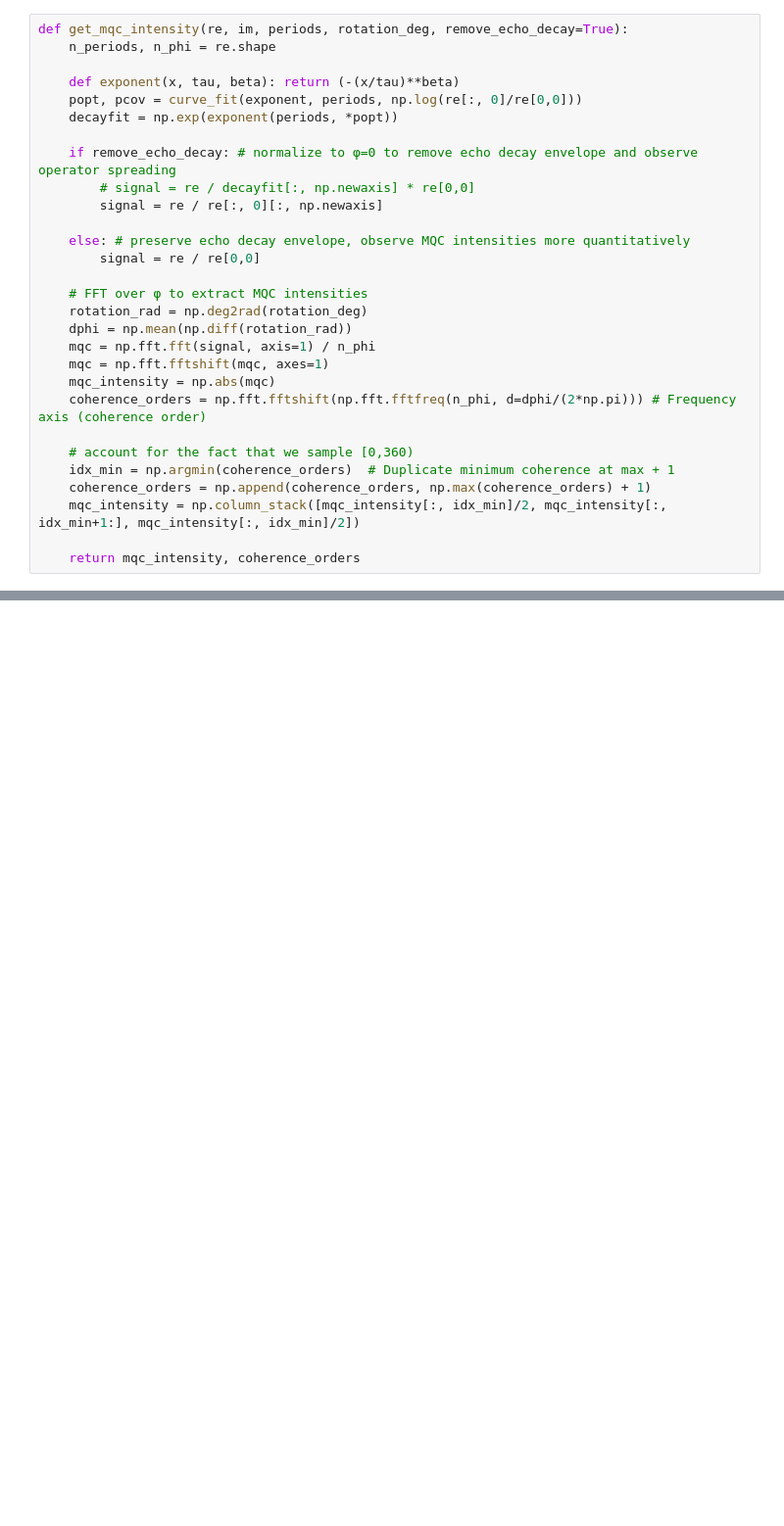
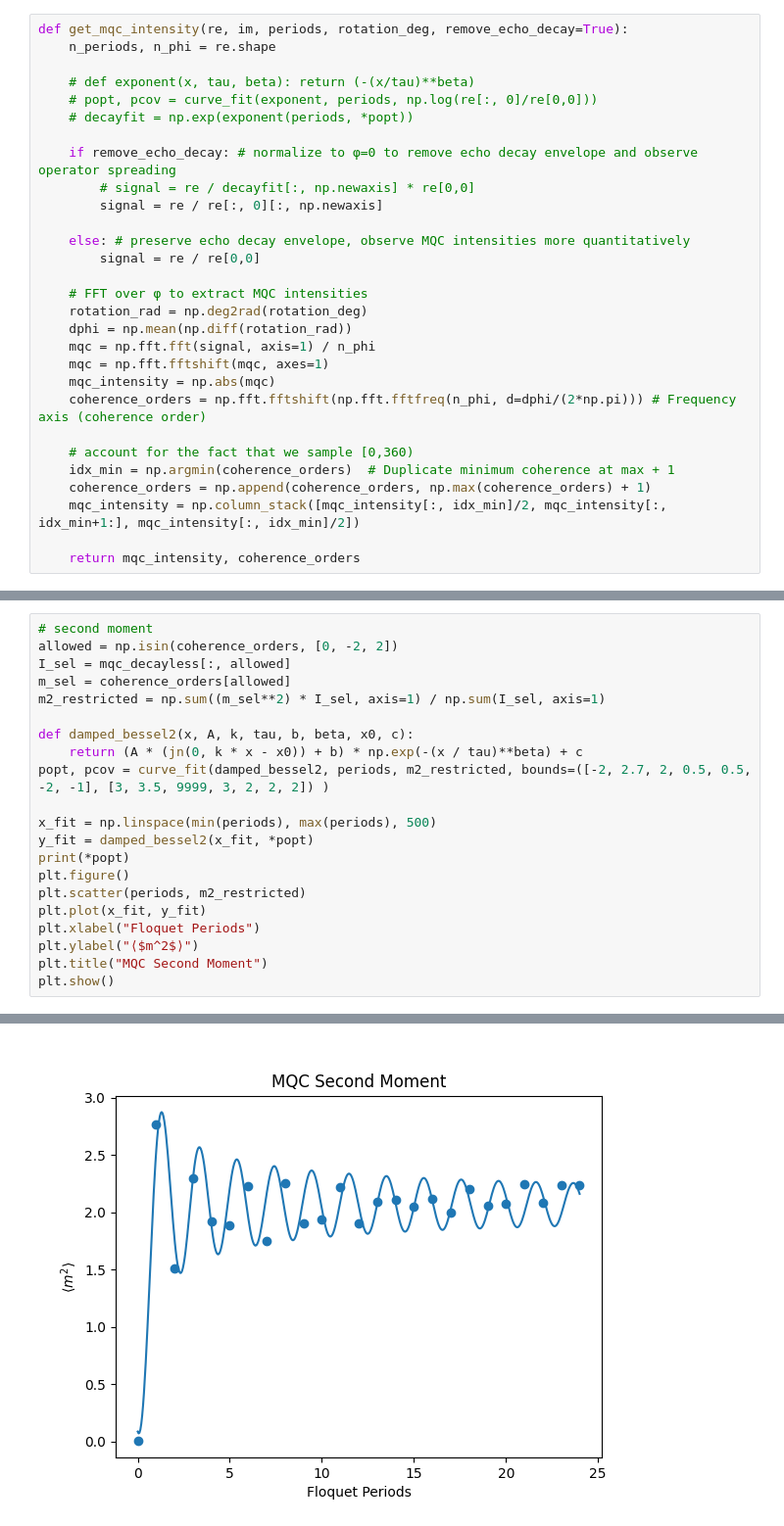
Before and after one commit to MasonBates/qeg-nmr-expt, a Jupyter notebook: mqc.ipynb, the cells around one changed output, grey strips where cells are left out. Shown at 98% size. Drawn from its saved outputs; the diff is of its cells as text; blank space fills up the shorter version.

```diff
--- a/mqc.ipynb
+++ b/mqc.ipynb
@@ -116,9 +115,9 @@ def mqc_expt(M=2, rho0="Z", kick_axis="Z", overrot=-2.75):
 def get_mqc_intensity(re, im, periods, rotation_deg, remove_echo_decay=True):
     n_periods, n_phi = re.shape
 
-    def exponent(x, tau, beta): return (-(x/tau)**beta)
-    popt, pcov = curve_fit(exponent, periods, np.log(re[:, 0]/re[0,0]))
-    decayfit = np.exp(exponent(periods, *popt))
+    # def exponent(x, tau, beta): return (-(x/tau)**beta)
+    # popt, pcov = curve_fit(exponent, periods, np.log(re[:, 0]/re[0,0]))
+    # decayfit = np.exp(exponent(periods, *popt))
 
     if remove_echo_decay: # normalize to φ=0 to remove echo decay envelope and observe operator spreading
         # signal = re / decayfit[:, np.newaxis] * re[0,0]
@@ -238,3 +253,25 @@ plt.show()
 -1.577209253448028 1.2804903254602151 1.98067460756432 0.6369884654102113 0.5127584697081227 -1.2730396989294608 -0.0024333796625347483
 6.3479786072258815 0.8120444731849005
 [figure]
+# %%
+# second moment
+allowed = np.isin(coherence_orders, [0, -2, 2])
+I_sel = mqc_decayless[:, allowed]
+m_sel = coherence_orders[allowed]
+m2_restricted = np.sum((m_sel**2) * I_sel, axis=1) / np.sum(I_sel, axis=1)
+
+def damped_bessel2(x, A, k, tau, b, beta, x0, c):
+    return (A * (jn(0, k * x - x0)) + b) * np.exp(-(x / tau)**beta) + c
+popt, pcov = curve_fit(damped_bessel2, periods, m2_restricted, bounds=([-2, 2.7, 2, 0.5, 0.5, -2, -1], [3, 3.5, 9999, 3, 2, 2, 2]) )
+
+x_fit = np.linspace(min(periods), max(periods), 500)
+y_fit = damped_bessel2(x_fit, *popt)
+print(*popt)
+plt.figure()
+plt.scatter(periods, m2_restricted)
+plt.plot(x_fit, y_fit)
+plt.xlabel("Floquet Periods")
+plt.ylabel("⟨$m^2$⟩")
+plt.title("MQC Second Moment")
+plt.show()
+# %% [output]
@@ -240,0 +279 @@ plt.show()
+[figure, added]
```
Also changed, not shown: parts of 9 cells of this notebook.
